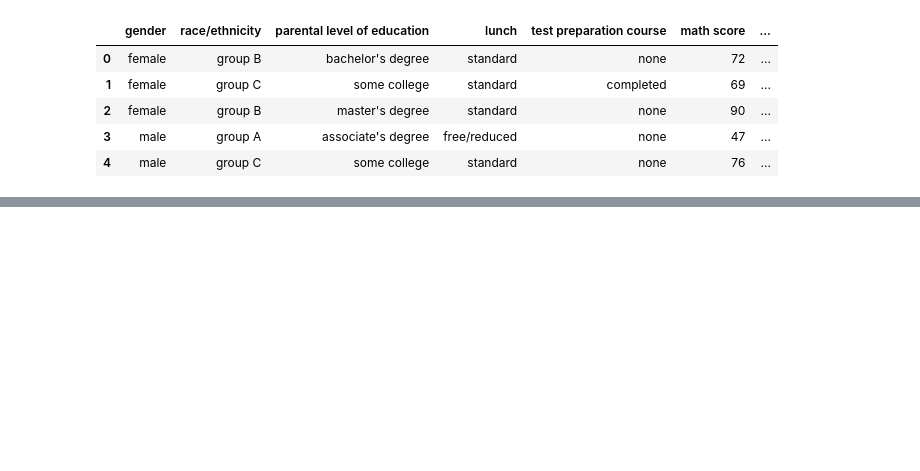
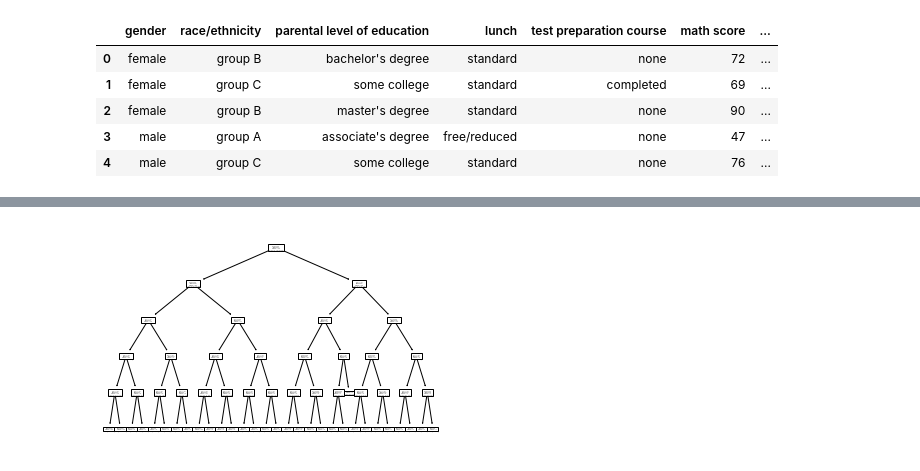
Before and after one commit to AmosChenZixuan/CIS_Research_Project, a Jupyter notebook: student_data_example.ipynb, the cells around one changed output, grey strips where cells are left out. Cells and saved outputs as stored; diff of their text form; code cells hidden in the pictures; blank space fills up the shorter version.

```diff
--- a/student_data_example.ipynb
+++ b/student_data_example.ipynb
@@ -97,0 +239,3 @@ len(data_exam)
+# %%
+from sklearn.linear_model import LogisticRegression
+lreg = LogisticRegression()
@@ -97,0 +257,12 @@ len(data_exam)
+# %%
+dt_result = []
+tree_depth = list(range(1, 6))
+for depth in tree_depth:
+    dt = DecisionTreeClassifier(random_state = 0, max_depth = depth)
+    dt.fit(x_train,y_train)
+    dtprediction = dt.predict(x_test)
+    DT_result = metrics.accuracy_score(dtprediction,y_test)
+    dt_result.append(DT_result)
+    tree.plot_tree(dt) # Tree when depth is 6
+# %% [output]
+[figure, added]
```
Also changed, not shown: parts of 32 cells of this notebook.
